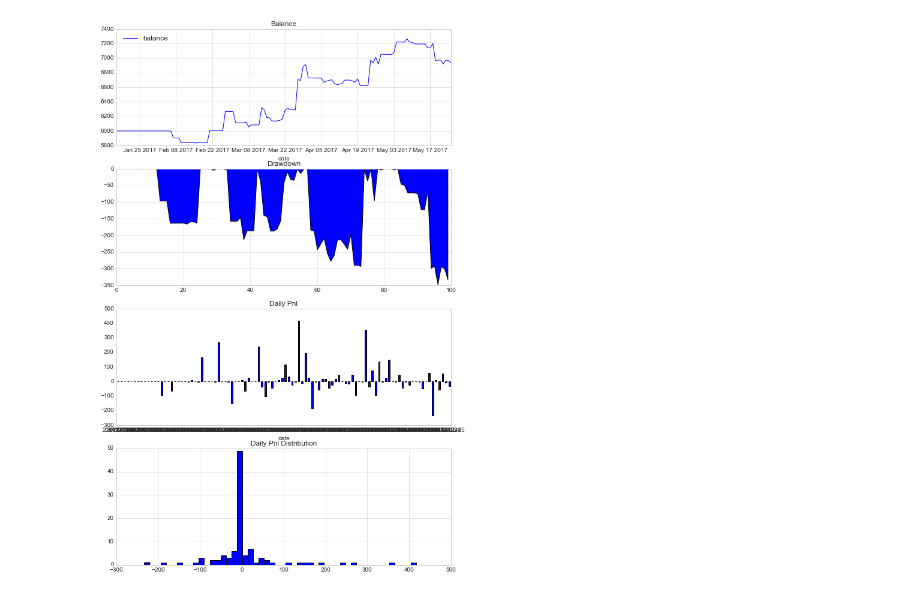
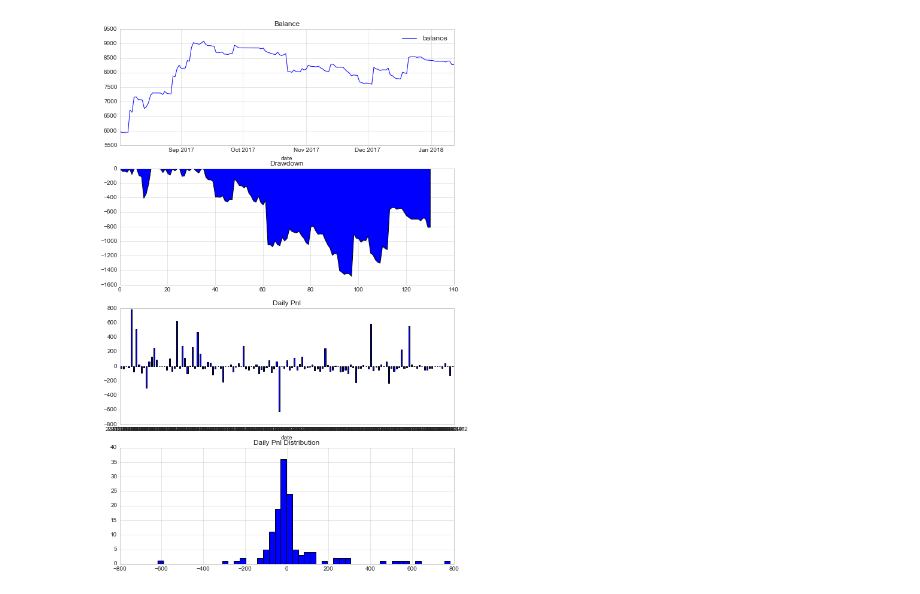
Before and after one commit to lo-e/python-for-investment, a Jupyter notebook: jupyter/Strategy/Simple.ipynb, the cells around one changed output. Saved outputs shown, nothing was run; the diff lists cells and outputs as text; code cells hidden in the pictures.

```diff
--- a/jupyter/Strategy/Simple.ipynb
+++ b/jupyter/Strategy/Simple.ipynb
@@ -10,10 +10,10 @@ from vnpy.trader.app.ctaStrategy.ctaTemplate import (CtaTemplate,
                                                      ArrayManager)
 # %%
 #合约代码
-code = 'rb1801'
+code = 'rb1805'
 exchange = 'SHFE'
 vtCode = '.'.join([code, exchange])
-startDate = '20170106'
+startDate = '20170802'
 # %%
 '''
 我的策略
@@ -231,7 +237,7 @@ engine.setBacktestingMode(engine.TICK_MODE)
 engine.setStartDate(startDate, initDays = 0)
 
 #设置产品相关参数
-engine.setSlippage(0)           #滑点设置为0
+engine.setSlippage(1)           #滑点设置
 engine.setRate(1.0/10000)       #合约交易手续费万1
 engine.setSize(10)               #合约每手数量
 engine.setPriceTick(1)      #合约最小价格变动
@@ -243,7 +249,7 @@ engine.setDatabase(TICK_DB_NAME, vtCode)
 #引擎中创建策略对象
 engine.initStrategy(SimpleStrategy, {})
 
-#开始跑回测
+#开始回测
 engine.runBacktesting()
 
 #显示回测结果
@@ -269 +275 @@ engine.showDailyResult()
-[figure, old version]
+[figure, new version]
```
Also changed, not shown: parts of 2 cells of this notebook, 3 other files.
